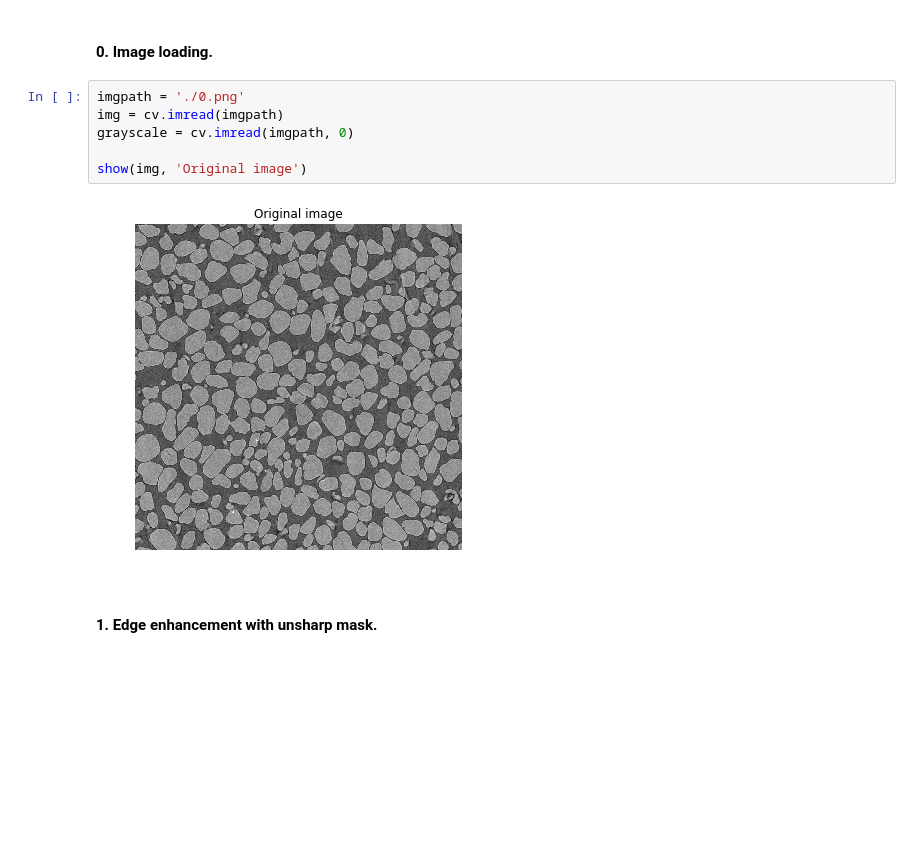
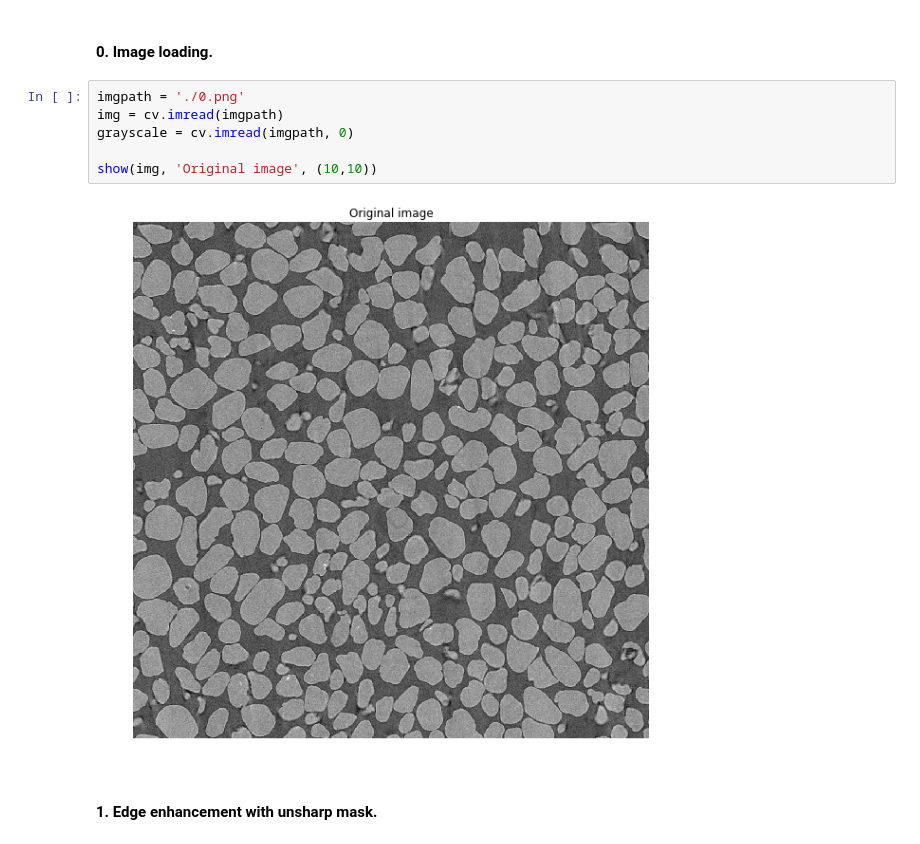
Before and after one commit to alelyya/slb, a Jupyter notebook: v1/v1.ipynb, the cells around one changed output. Drawn from its saved outputs; the diff is of its cells as text; blank space fills up the shorter version.

```diff
--- a/v1/v1.ipynb
+++ b/v1/v1.ipynb
@@ -15,11 +15,11 @@ def show(image, title=None, figsize=(6,6), colormap='gray'):
 # %%
 imgpath = './0.png'
 img = cv.imread(imgpath)
 grayscale = cv.imread(imgpath, 0)
 
-show(img, 'Original image')
+show(img, 'Original image', (10,10))
 # %% [output]
-[figure, old version]
+[figure, new version]
 # %% [markdown]
 #### 1. Edge enhancement with unsharp mask.
 # %%
```
Also changed, not shown: parts of 4 cells of this notebook, 2 other files.
